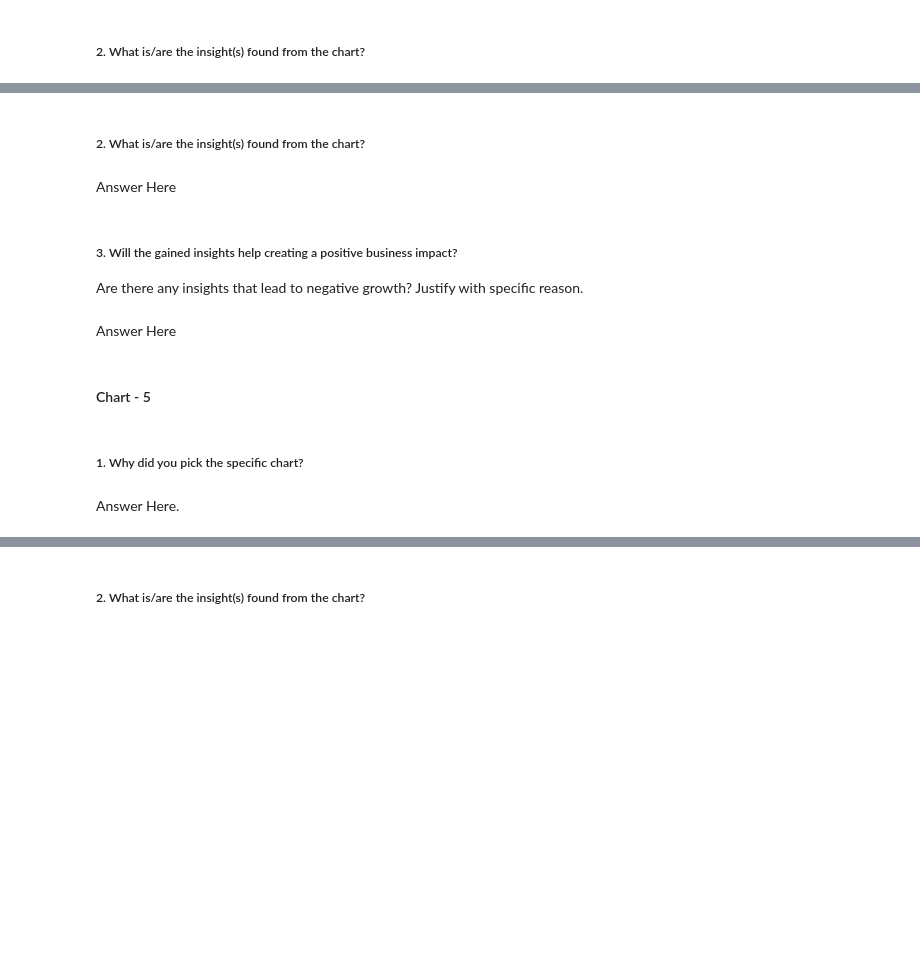
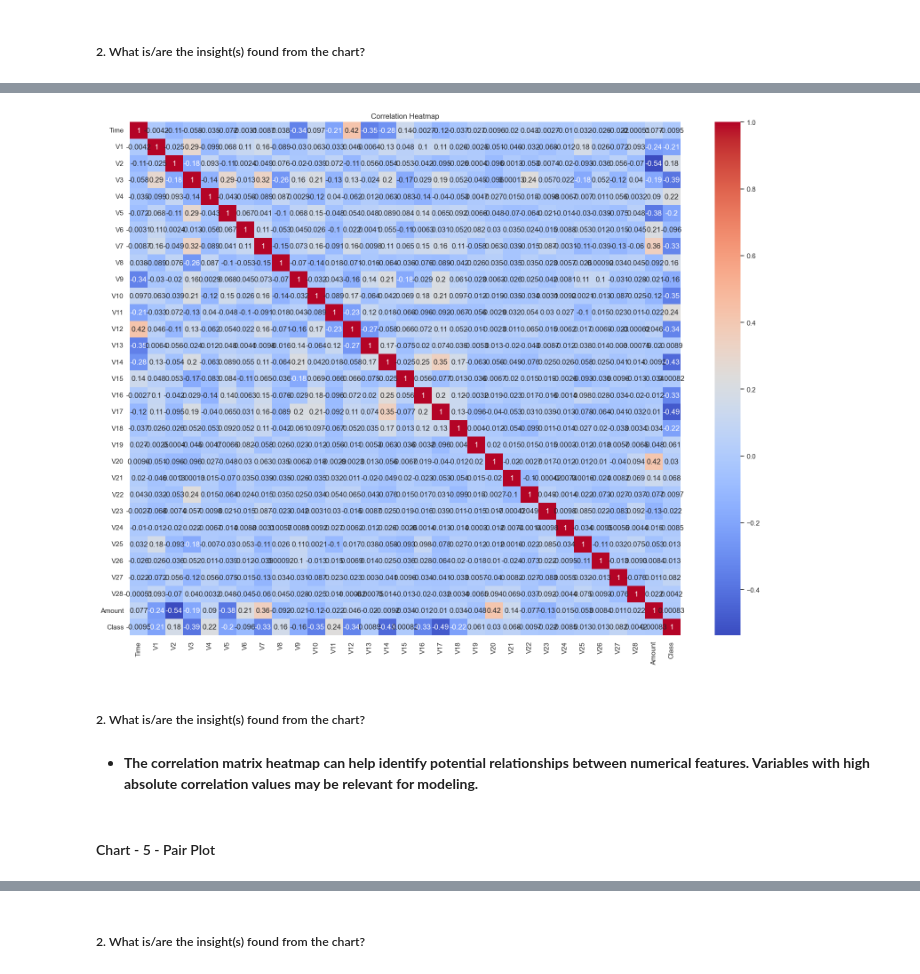
Before and after one commit to Mostaqul143/Credit-Card-Fraud-Transaction-Detection, a Jupyter notebook: Project.ipynb, the cells around one changed output, grey strips where cells are left out. Drawn from its saved outputs; the diff is of its cells as text; code cells hidden in the pictures; blank space fills up the shorter version.

```diff
--- a/Project.ipynb
+++ b/Project.ipynb
@@ -238,11 +314,23 @@ Answer Here.
+# %%
+# Correlation Heatmap visualization code
+
+# Calculate the correlation matrix
+correlation_matrix = df.corr()
+
+# Create a heatmap
+plt.figure(figsize=(20, 15))
+sns.heatmap(correlation_matrix, annot=True, cmap='coolwarm')
+
+# Set title
+plt.title('Correlation Heatmap')
+
+# Display the plot
+plt.show()
+# %% [output]
+[figure, added]
 # %% [markdown]
 ##### 2. What is/are the insight(s) found from the chart?
-# %% [markdown]
-Answer Here
-# %% [markdown]
-##### 3. Will the gained insights help creating a positive business impact?
-Are there any insights that lead to negative growth? Justify with specific reason.
-# %% [markdown]
-Answer Here
+# %% [markdown]
+* **The correlation matrix heatmap can help identify potential relationships between numerical features. Variables with high absolute correlation values may be relevant for modeling.**
 # %% [markdown]
-#### Chart - 5
+#### Chart - 5 - Pair Plot
@@ -251,4 +336,0 @@ Answer Here
-# %% [markdown]
-##### 1. Why did you pick the specific chart?
-# %% [markdown]
-Answer Here.
```
Also changed, not shown: parts of 119 cells of this notebook.
